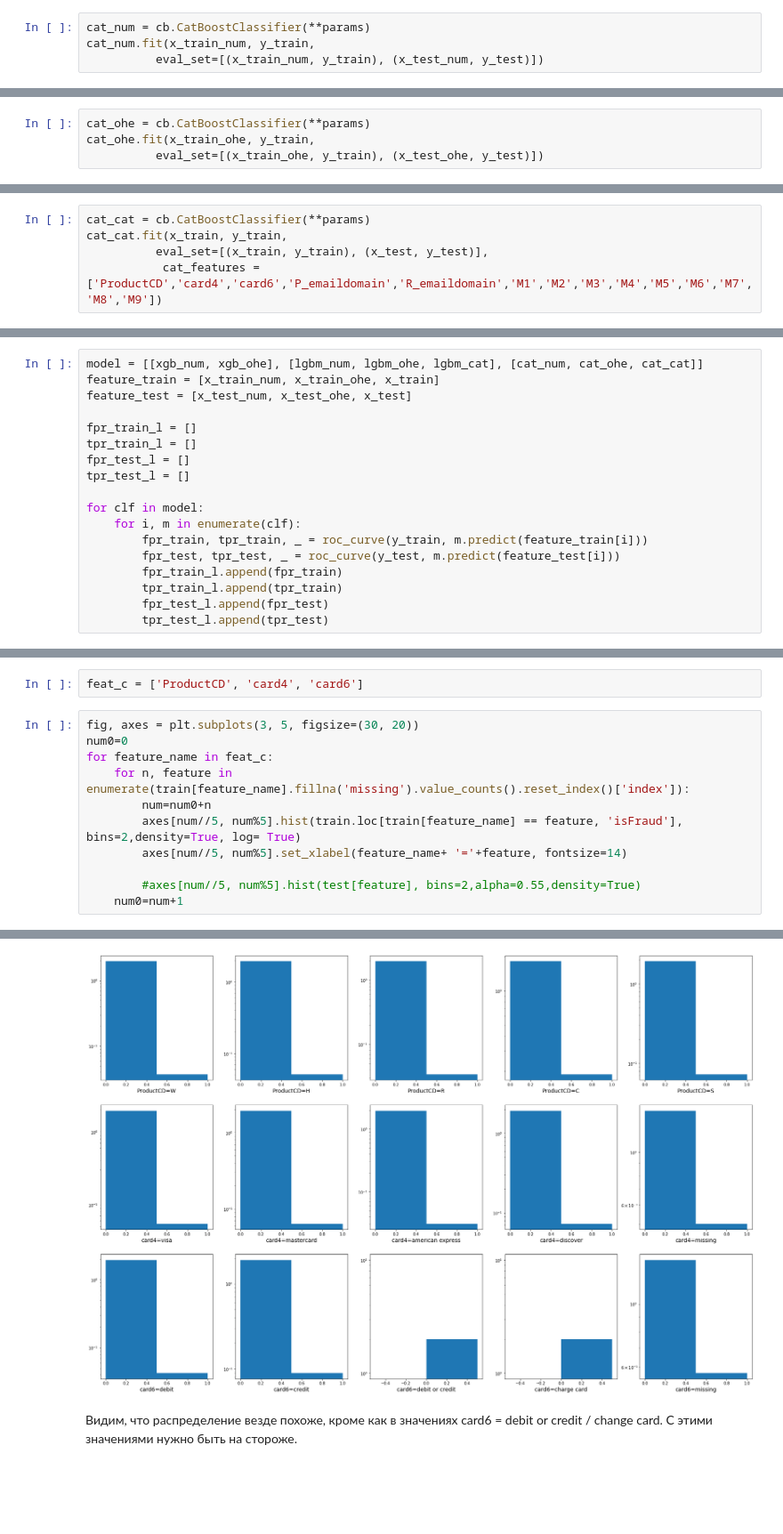
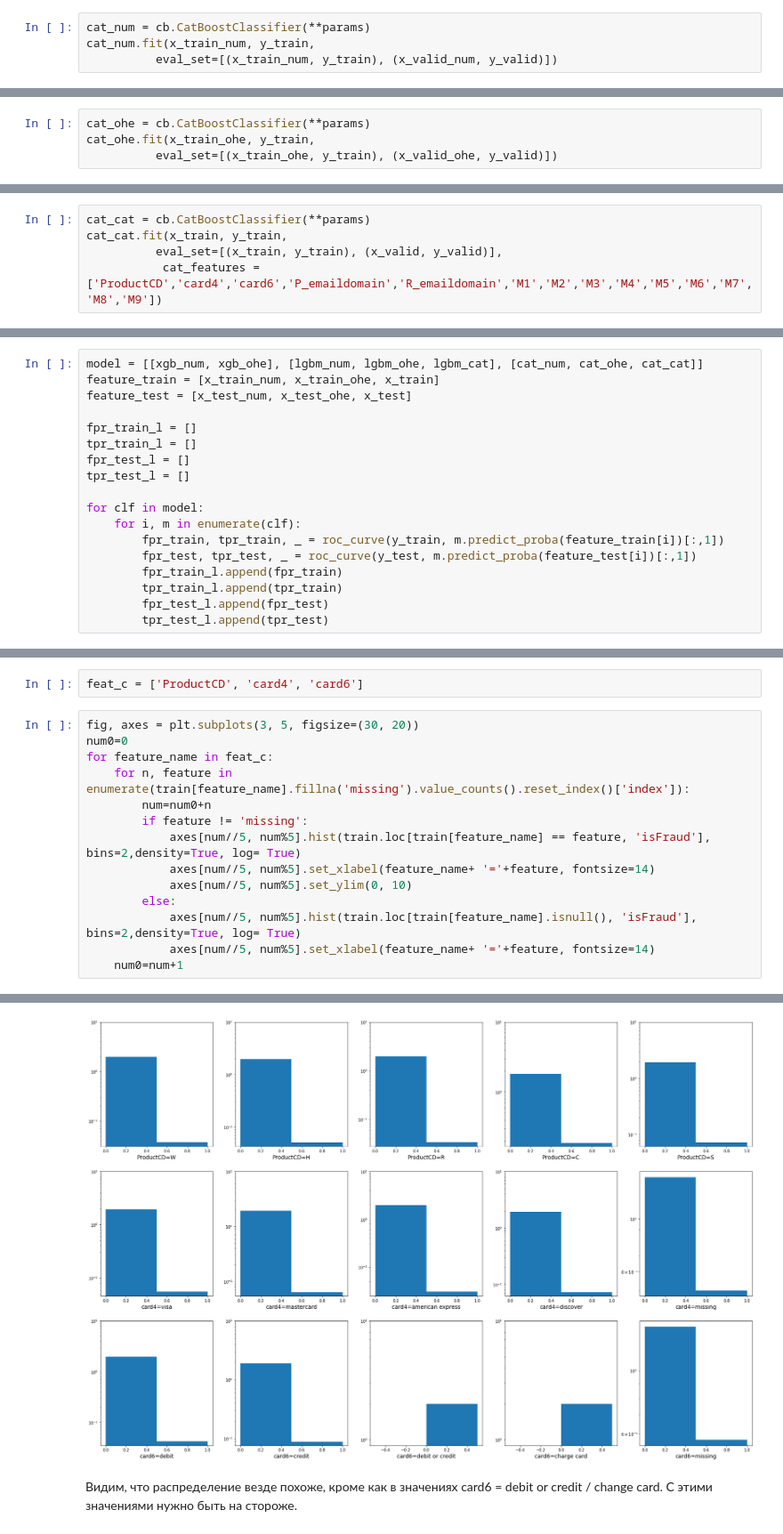
Before and after one commit to SisterLight/playground, a Jupyter notebook: gb/sport/2/sport_2.ipynb, the cells around one changed output, grey strips where cells are left out. Shown: that part at 89% size. Saved outputs shown, nothing was run; the diff lists cells and outputs as text; blank space fills up the shorter version.

Commit message:
Add files via upload
predict -> predict_proba

```diff
--- a/gb/sport/2/sport_2.ipynb
+++ b/gb/sport/2/sport_2.ipynb
@@ -333,5 +338,5 @@ params = {
 # %%
 cat_num = cb.CatBoostClassifier(**params)
 cat_num.fit(x_train_num, y_train,
-          eval_set=[(x_train_num, y_train), (x_test_num, y_test)])
+          eval_set=[(x_train_num, y_train), (x_valid_num, y_valid)])
 # %% [output]
@@ -359,5 +364,5 @@ Shrink model to first 478 iterations.
 # %%
 cat_ohe = cb.CatBoostClassifier(**params)
 cat_ohe.fit(x_train_ohe, y_train,
-          eval_set=[(x_train_ohe, y_train), (x_test_ohe, y_test)])
+          eval_set=[(x_train_ohe, y_train), (x_valid_ohe, y_valid)])
 # %% [output]
@@ -386,6 +389,6 @@ Shrink model to first 510 iterations.
 # %%
 cat_cat = cb.CatBoostClassifier(**params)
 cat_cat.fit(x_train, y_train,
-          eval_set=[(x_train, y_train), (x_test, y_test)],
+          eval_set=[(x_train, y_train), (x_valid, y_valid)],
            cat_features = ['ProductCD','card4','card6','P_emaildomain','R_emaildomain','M1','M2','M3','M4','M5','M6','M7','M8','M9'])
 # %% [output]
@@ -426,8 +427,8 @@ tpr_test_l = []
 
 for clf in model:
     for i, m in enumerate(clf):
-        fpr_train, tpr_train, _ = roc_curve(y_train, m.predict(feature_train[i]))
-        fpr_test, tpr_test, _ = roc_curve(y_test, m.predict(feature_test[i]))
+        fpr_train, tpr_train, _ = roc_curve(y_train, m.predict_proba(feature_train[i])[:,1])
+        fpr_test, tpr_test, _ = roc_curve(y_test, m.predict_proba(feature_test[i])[:,1])
         fpr_train_l.append(fpr_train)
         tpr_train_l.append(tpr_train)
         fpr_test_l.append(fpr_test)
@@ -575,9 +573,12 @@ num0=0
 for feature_name in feat_c:
     for n, feature in enumerate(train[feature_name].fillna('missing').value_counts().reset_index()['index']):
         num=num0+n
-        axes[num//5, num%5].hist(train.loc[train[feature_name] == feature, 'isFraud'], bins=2,density=True, log= True)
-        axes[num//5, num%5].set_xlabel(feature_name+ '='+feature, fontsize=14)
-
-        #axes[num//5, num%5].hist(test[feature], bins=2,alpha=0.55,density=True)
+        if feature != 'missing':
+            axes[num//5, num%5].hist(train.loc[train[feature_name] == feature, 'isFraud'], bins=2,density=True, log= True)
+            axes[num//5, num%5].set_xlabel(feature_name+ '='+feature, fontsize=14)
+            axes[num//5, num%5].set_ylim(0, 10)
+        else:
+            axes[num//5, num%5].hist(train.loc[train[feature_name].isnull(), 'isFraud'], bins=2,density=True, log= True)
+            axes[num//5, num%5].set_xlabel(feature_name+ '='+feature, fontsize=14)
     num0=num+1
 # %% [output]
@@ -584,3 +587,3 @@ for feature_name in feat_c:
-[figure, old version]
+[figure, new version]
 # %% [markdown]
 Видим, что распределение везде похоже, кроме как в значениях card6 = debit or credit / change card. С этими значениями нужно быть на стороже.
```
Also changed, not shown: parts of 24 cells of this notebook.
